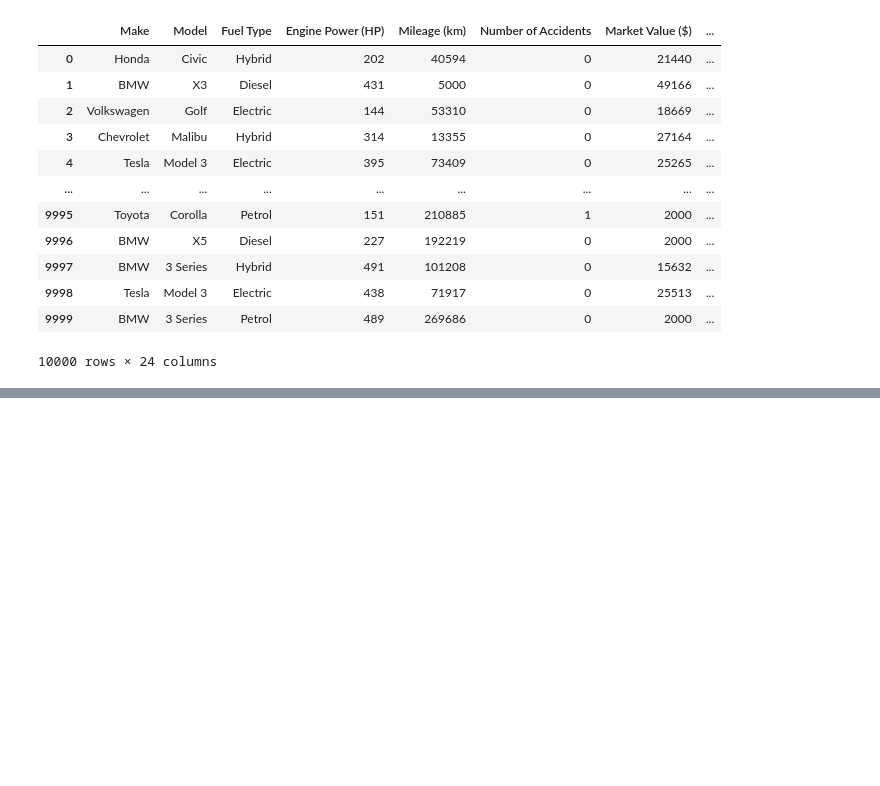
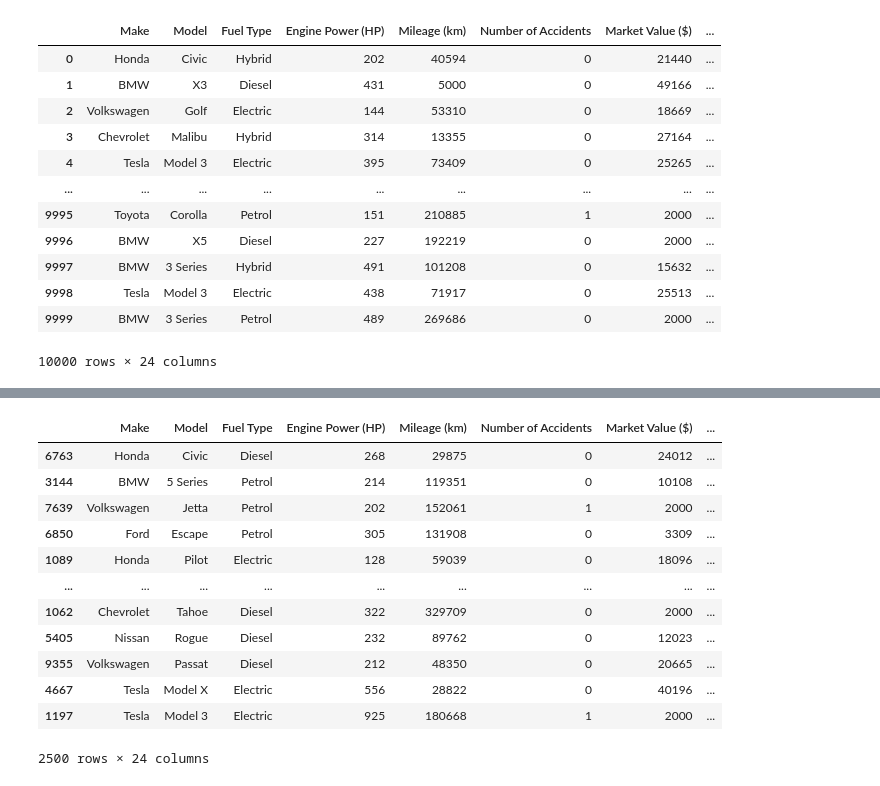
Before and after one commit to SUML-aauto/aegis_app, a Jupyter notebook: datasets/test.ipynb, the cells around one changed output, grey strips where cells are left out. Cells and saved outputs as stored; diff of their text form; code cells hidden in the pictures; blank space fills up the shorter version.

```diff
--- a/datasets/test.ipynb
+++ b/datasets/test.ipynb
@@ -52,0 +112,16 @@ raw_dataset
+# %%
+test
+# %% [output]
+|  | Make | Model | Fuel Type | Engine Power (HP) | Mileage (km) | Number of Accidents | Market Value ($) | ... |
+| 6763 | Honda | Civic | Diesel | 268 | 29875 | 0 | 24012 | ... |
+| 3144 | BMW | 5 Series | Petrol | 214 | 119351 | 0 | 10108 | ... |
+| 7639 | Volkswagen | Jetta | Petrol | 202 | 152061 | 1 | 2000 | ... |
+| 6850 | Ford | Escape | Petrol | 305 | 131908 | 0 | 3309 | ... |
+| 1089 | Honda | Pilot | Electric | 128 | 59039 | 0 | 18096 | ... |
+| ... | ... | ... | ... | ... | ... | ... | ... | ... |
+| 1062 | Chevrolet | Tahoe | Diesel | 322 | 329709 | 0 | 2000 | ... |
+| 5405 | Nissan | Rogue | Diesel | 232 | 89762 | 0 | 12023 | ... |
+| 9355 | Volkswagen | Passat | Diesel | 212 | 48350 | 0 | 20665 | ... |
+| 4667 | Tesla | Model X | Electric | 556 | 28822 | 0 | 40196 | ... |
+| 1197 | Tesla | Model 3 | Electric | 925 | 180668 | 1 | 2000 | ... |
+2500 rows × 24 columns
```
Also changed, not shown: parts of 11 cells of this notebook.
